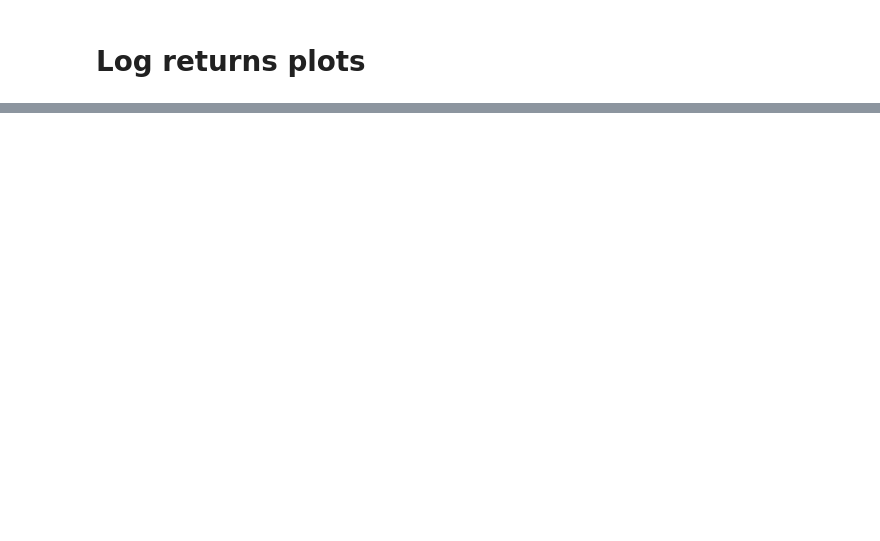
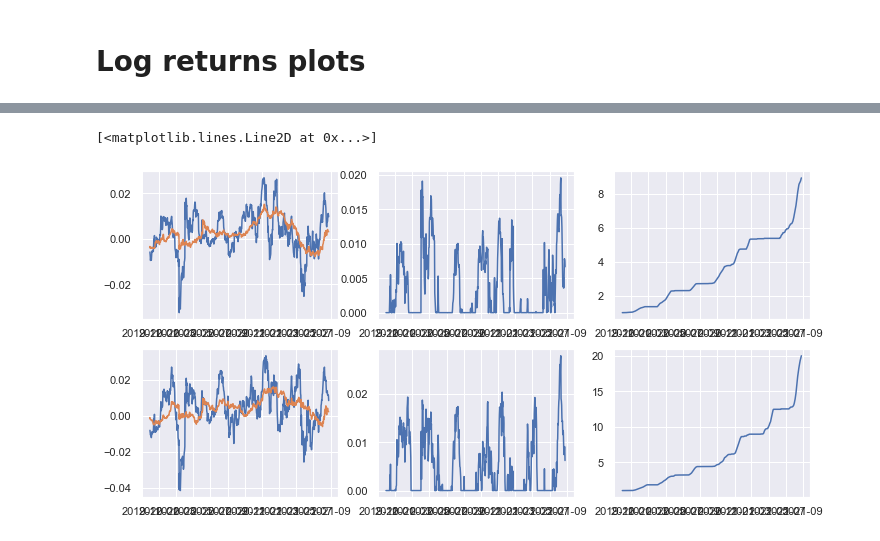
Before and after one commit to johannesfs/FreyStyler.crypto, a Jupyter notebook: notebooks/Crypto momentum.ipynb, the cells around one changed output, grey strips where cells are left out. Saved outputs shown, nothing was run; the diff lists cells and outputs as text; code cells hidden in the pictures; blank space fills up the shorter version.

```diff
--- a/notebooks/Crypto momentum.ipynb
+++ b/notebooks/Crypto momentum.ipynb
@@ -6,6 +6,9 @@ import numpy as np
 import math
 import pickle as pkl
 import matplotlib.pyplot as plt
+import seaborn as sns
+
+sns.set_theme()
 # %%
 short_window = 21
 long_window = 84
@@ -15,7 +18,10 @@ with open("Kraken_BTCUSD.pkl", "rb") as file:
 with open("Kraken_ETHUSD.pkl", "rb") as file:
     eth_kraken = pkl.load(file)
 # %%
-signal = btc_kraken["log_returns"].rolling(window=short_window).mean() - btc_kraken["log_returns"].rolling(window=long_window).mean()
-signal = signal[long_window:]
-plt.plot(btc_kraken["log_returns"].rolling(window=short_window).mean()[long_window:])
-plt.plot(btc_kraken["log_returns"].rolling(window=long_window).mean())
+def plot_signal(log_returns):
+    signal = log_returns["log_returns"].rolling(window=short_window).mean() - log_returns["log_returns"].rolling(window=long_window).mean()
+    signal = signal[long_window:]
+    plt.plot(log_returns["log_returns"].rolling(window=short_window).mean()[long_window:])
+    plt.plot(log_returns["log_returns"].rolling(window=long_window).mean())
+    signal[signal<=0] = 0
+    return signal
@@ -36,0 +50,24 @@ plt.plot(performance)
+# %%
+f = plt.figure(figsize=(12, 6))
+gs = f.add_gridspec(2, 3)
+
+ax = f.add_subplot(gs[0, 0])
+btc_signal = plot_signal(btc_kraken)
+
+ax = f.add_subplot(gs[1, 0])
+eth_signal = plot_signal(eth_kraken)
+
+ax = f.add_subplot(gs[0, 1])
+plt.plot(btc_signal)
+
+ax = f.add_subplot(gs[1, 1])
+plt.plot(eth_signal)
+
+ax = f.add_subplot(gs[0, 2])
+plt.plot((btc_signal+1).shift().cumprod())
+
+ax = f.add_subplot(gs[1, 2])
+plt.plot((eth_signal+1).shift().cumprod())
+# %% [output]
+[<matplotlib.lines.Line2D at 0x...>]
+[figure, added]
```
Also changed, not shown: parts of 4 cells of this notebook, 3 other files.
